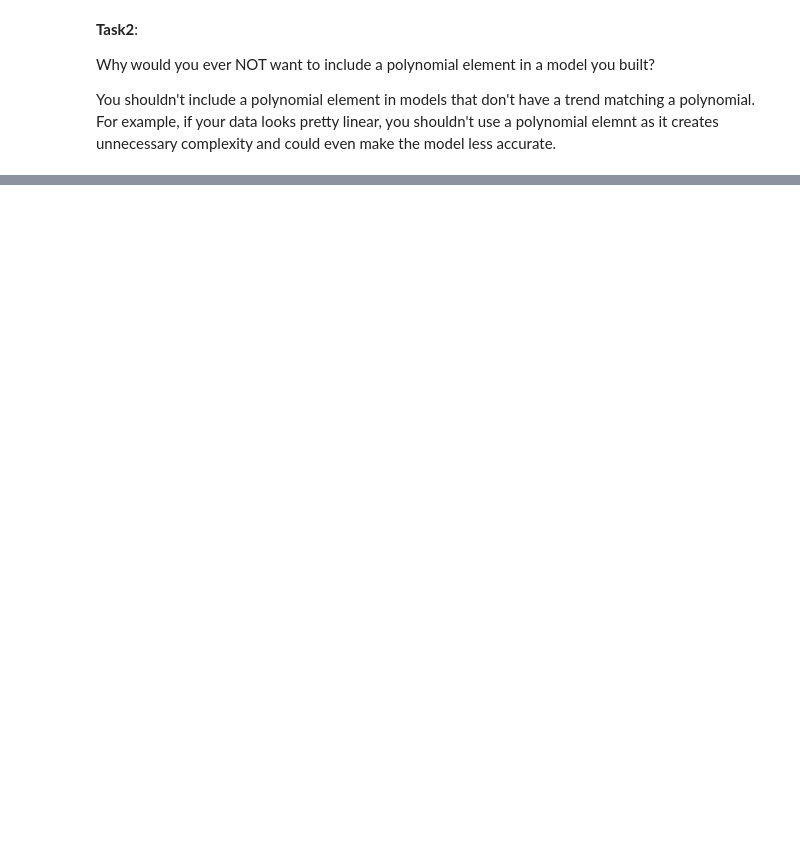
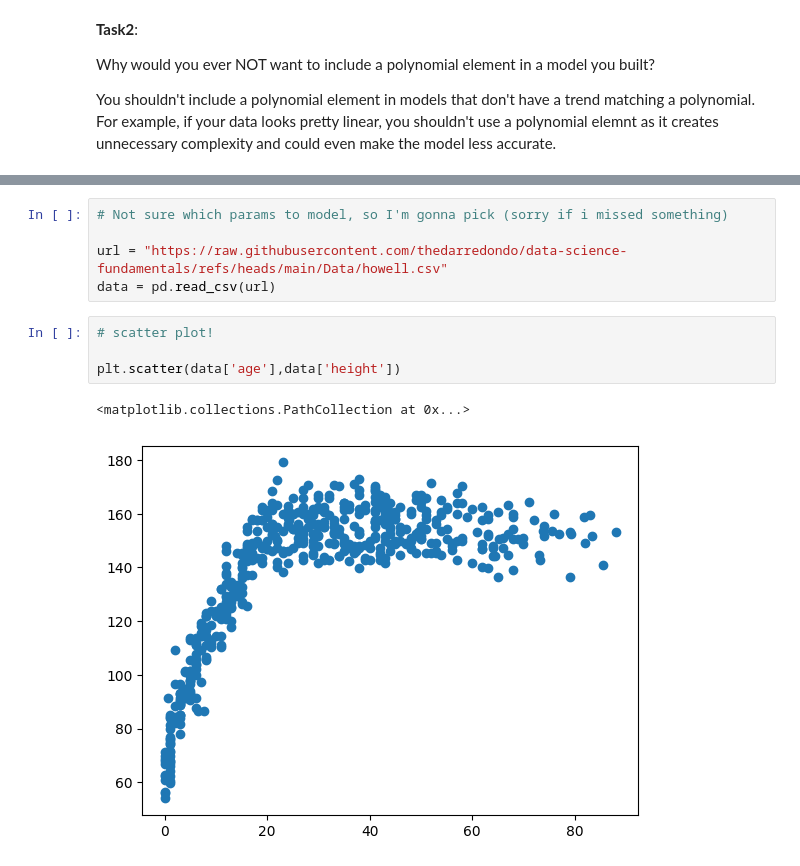
Before and after one commit to blortle-dev/data-science-lasa, a Jupyter notebook: Unit 7/Unit7ExercisesSF.ipynb, the cells around one changed output, grey strips where cells are left out. Drawn from its saved outputs; the diff is of its cells as text; blank space fills up the shorter version.

```diff
--- a/Unit 7/Unit7ExercisesSF.ipynb
+++ b/Unit 7/Unit7ExercisesSF.ipynb
@@ -43,0 +76,12 @@ Hint: If you use a polynomial or bspline, try a disdributional model
+# %%
+# Not sure which params to model, so I'm gonna pick (sorry if i missed something)
+
+url = "https://raw.githubusercontent.com/thedarredondo/data-science-fundamentals/refs/heads/main/Data/howell.csv"
+data = pd.read_csv(url)
+# %%
+# scatter plot!
+
+plt.scatter(data['age'],data['height'])
+# %% [output]
+<matplotlib.collections.PathCollection at 0x...>
+[figure, added]
```
Also changed, not shown: parts of 9 cells of this notebook.
